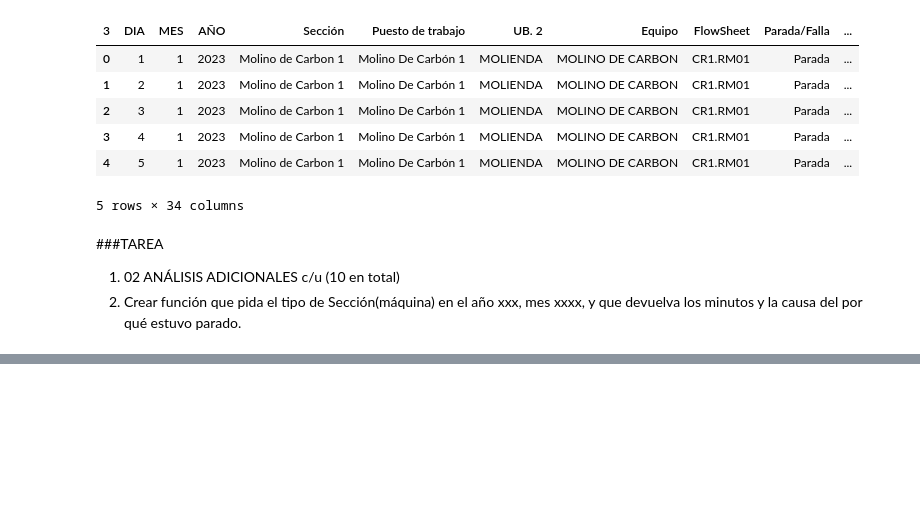
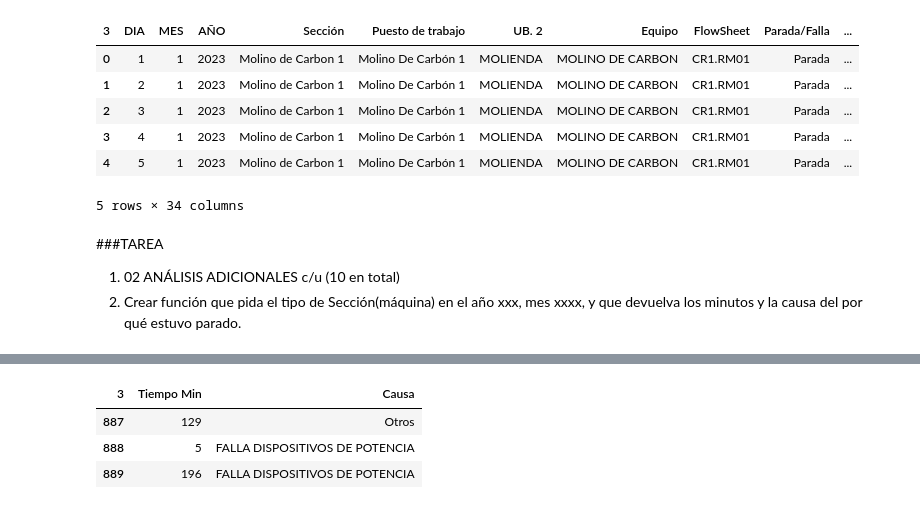
Before and after one commit to AndersonSamame/Clase-N-1-Pyhton, a Jupyter notebook: Código_Grupo_4__V_2_0_.ipynb, the cells around one changed output, grey strips where cells are left out. Cells and saved outputs as stored; diff of their text form; code cells hidden in the pictures; blank space fills up the shorter version.

```diff
--- a/Código_Grupo_4__V_2_0_.ipynb
+++ b/Código_Grupo_4__V_2_0_.ipynb
@@ -802,0 +859,21 @@ data_final.head()
+# %%
+def obtener_paradas(data, seccion, año, mes):
+    # Filtrar los datos por sección, año y mes
+    filtro = (data['Sección'] == seccion) & (data['AÑO'] == año) & (data['MES'] == mes)
+    datos_filtrados = data[filtro]
+
+    # Verificar si hay datos para los filtros aplicados
+    if datos_filtrados.empty:
+        return f"No hay datos disponibles para la sección {seccion} en {año}-{mes}."
+
+    # Seleccionar las columnas relevantes
+    resultados = datos_filtrados[['Tiempo Min', 'Causa']]
+
+    return resultados
+
+obtener_paradas(data_final, 'Horno Rotativo 1', 2023, 1)
+# %% [output]
+| 3 | Tiempo Min | Causa |
+| 887 | 129 | Otros |
+| 888 | 5 | FALLA DISPOSITIVOS DE POTENCIA |
+| 889 | 196 | FALLA DISPOSITIVOS DE POTENCIA |
```
Also changed, not shown: parts of 6 cells of this notebook.
